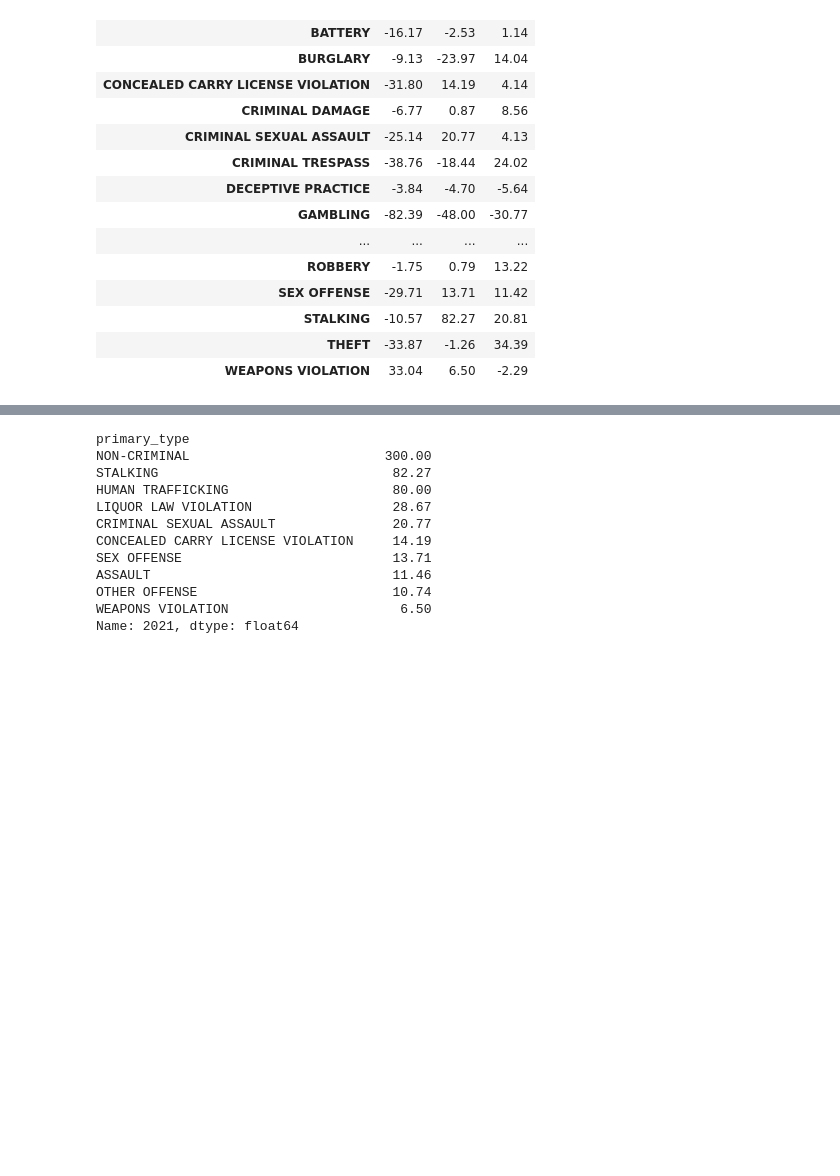
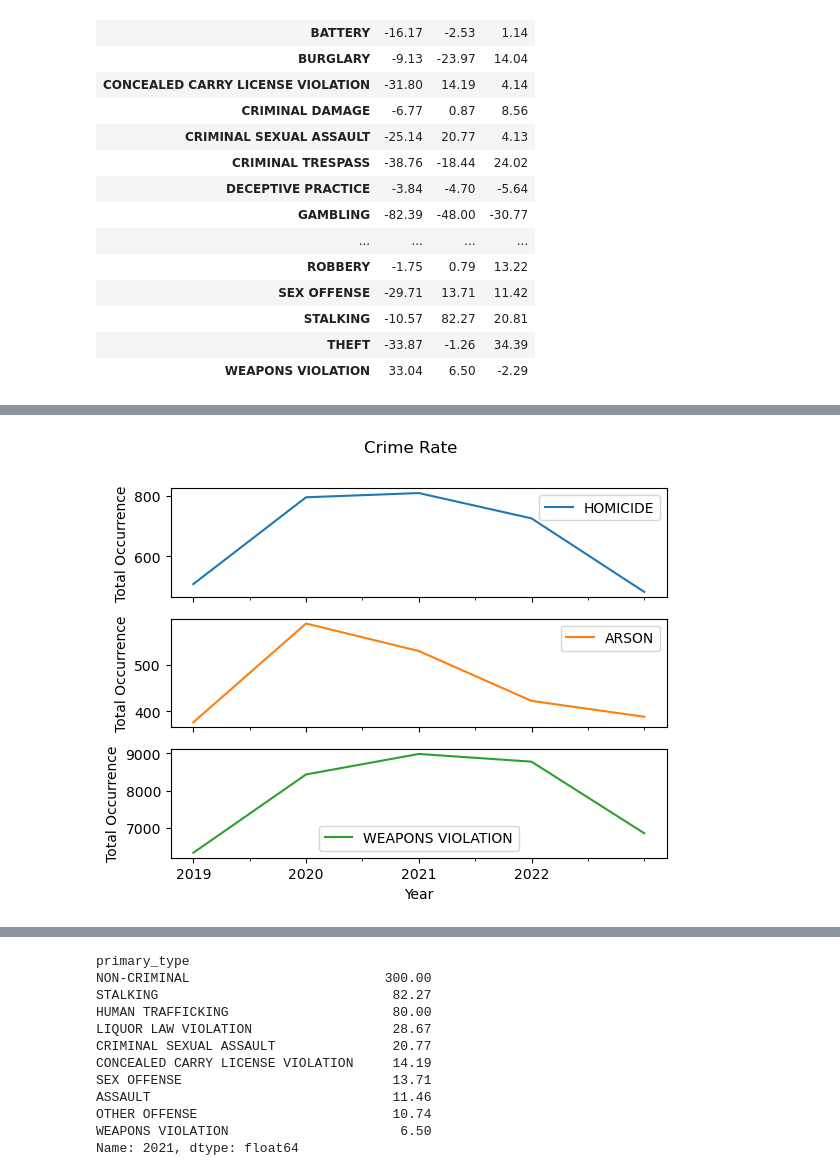
Before and after one commit to jdolinsky/chicago_crime, a Jupyter notebook: crime_increase_covid.ipynb, the cells around one changed output, grey strips where cells are left out. Drawn from its saved outputs; the diff is of its cells as text; code cells hidden in the pictures; blank space fills up the shorter version.

Commit message:
added summary for analysis and generated plot for Total Occurrence

```diff
--- a/crime_increase_covid.ipynb
+++ b/crime_increase_covid.ipynb
@@ -125,4 +125,4 @@ change_df
 change_df.dropna(inplace=True)
 # get the crime categories with the highest increase in 2020
 change_df.sort_values(2020, inplace=True, ascending = False)
-change_df.head(3)[2020]
+major_increased_2020_df = change_df.head(3)
@@ -134,0 +138,2 @@ Name: 2020, dtype: float64
+# %%
+major_increased_2020_df = major_increased_2020_df.transpose()
@@ -134,0 +145,4 @@ Name: 2020, dtype: float64
+# %%
+top_three_increase_2020 = major_increased_2020_df.columns
+top_three_incr_2020_df = df_crime_counts[top_three_increase_2020]
+top_three_incr_2020_df
@@ -134,0 +157,8 @@ Name: 2020, dtype: float64
+# %%
+plot = top_three_incr_2020_df.plot(xticks = range(2019,2023),
+                                   subplots=True,
+                                   xlabel = "Year",
+                                   ylabel = "Total Occurrence",
+                                   title = "Crime Rate")
+# %% [output]
+[figure, added]
```
Also changed, not shown: parts of 10 cells of this notebook, 2 other files.
